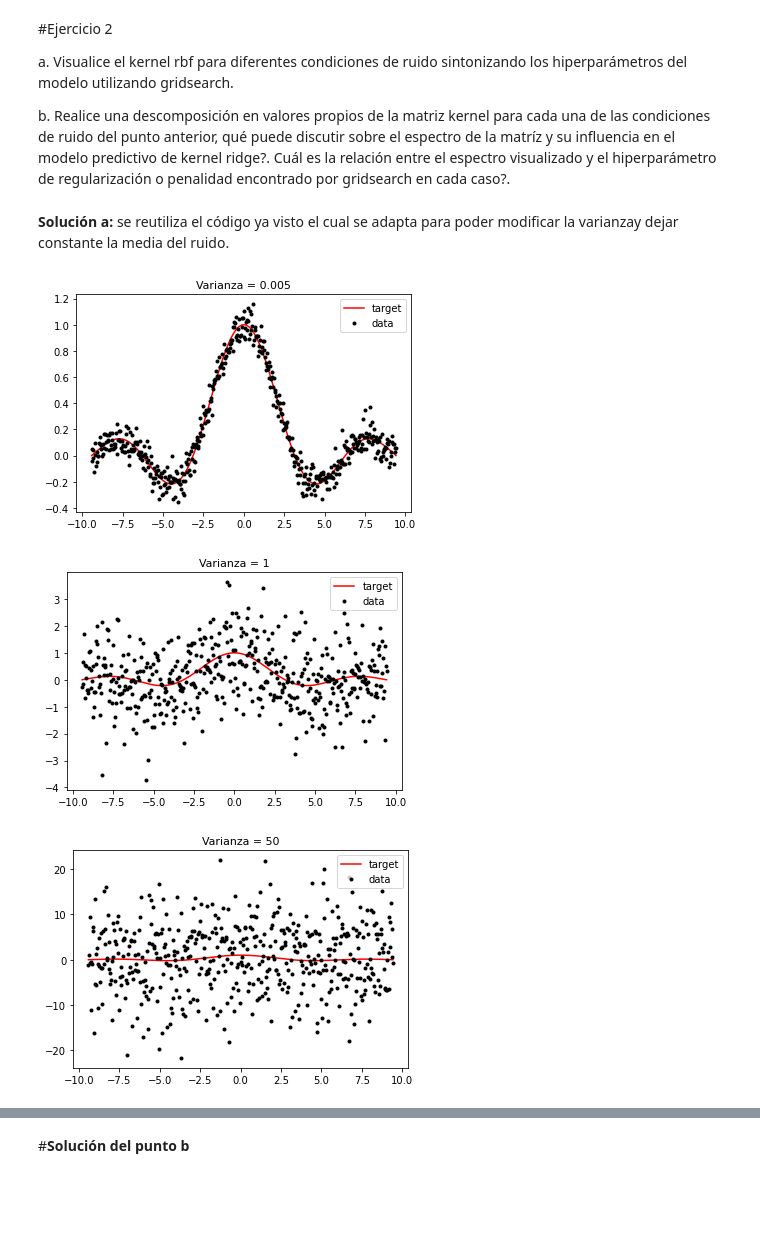
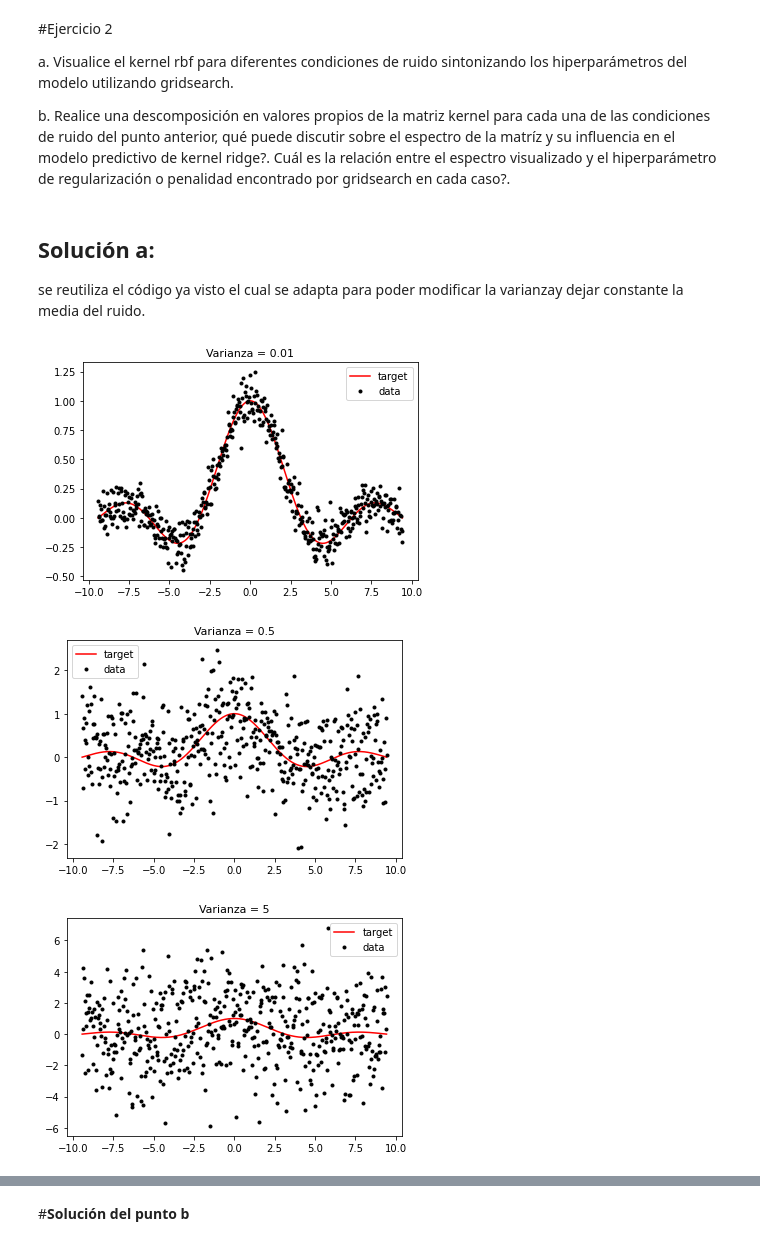
Before and after one commit to vquinteop/TareasMineriadeDatosSemana1, a Jupyter notebook: Cuaderno_3_Reg_ejregresion_sinc.ipynb, the cells around one changed output, grey strips where cells are left out. Saved outputs shown, nothing was run; the diff lists cells and outputs as text; code cells hidden in the pictures; blank space fills up the shorter version.

```diff
--- a/Cuaderno_3_Reg_ejregresion_sinc.ipynb
+++ b/Cuaderno_3_Reg_ejregresion_sinc.ipynb
@@ -223,29 +205,30 @@ a. Visualice el kernel rbf para diferentes condiciones de ruido sintonizando los
 
 b. Realice una descomposición en valores propios de la matriz kernel para cada una de las condiciones de ruido del punto anterior, qué puede discutir sobre el espectro de la matríz y su influencia en el modelo predictivo de kernel ridge?. Cuál es la relación entre el espectro visualizado y el hiperparámetro de regularización o penalidad encontrado por gridsearch en cada caso?.
 # %% [markdown]
-**Solución a:** se reutiliza el código ya visto el cual se adapta para poder modificar la varianzay dejar constante la media del ruido.
+## **Solución a:**
+se reutiliza el código ya visto el cual se adapta para poder modificar la varianzay dejar constante la media del ruido.
 # %%
 import numpy as np
 import matplotlib.pyplot as plt
-VarN_1 = [0.005, 1, 50]
+VarN_1 = [0.01, 0.5, 5]
 MeanN_1 = [0.0, 0.0, 0.0]
 N_1 = 500 #número de muestras
 yn_1 = np.zeros((len(VarN_1),N_1))
 X_1 = np.linspace(-3*np.pi,3*np.pi,N_1) #vector de entrada
 y_1 = np.sinc(X_1/np.pi) #función sinc -> objetivo
 
 
 for i in range(len(VarN_1)):
   var_1 = VarN_1[i] #varianza del ruido
   mue_1 = MeanN_1[i] #media del ruido
   noise_1 = mue_1 + np.sqrt(var_1)*np.random.randn(X_1.shape[0])#ruido blanco
-  yn_1[i] = y_1 + noise_1 #señal co ruido
+  yn_1[i,:] = y_1 + noise_1 #señal co ruido
   plt.plot(X_1,y_1,'r',label='target' )
-  plt.plot(X_1,yn_1[i],'k.',label='data')
+  plt.plot(X_1,yn_1[i,:],'k.',label='data')
   plt.title('Varianza = ' +str(VarN_1[i]), size = 11)
   plt.legend()
   plt.show()
 # %% [output]
-[figure, old version]
+[figure, new version]
-[figure, old version]
+[figure, new version]
-[figure, old version]
+[figure, new version]
```
Also changed, not shown: parts of 12 cells of this notebook.
